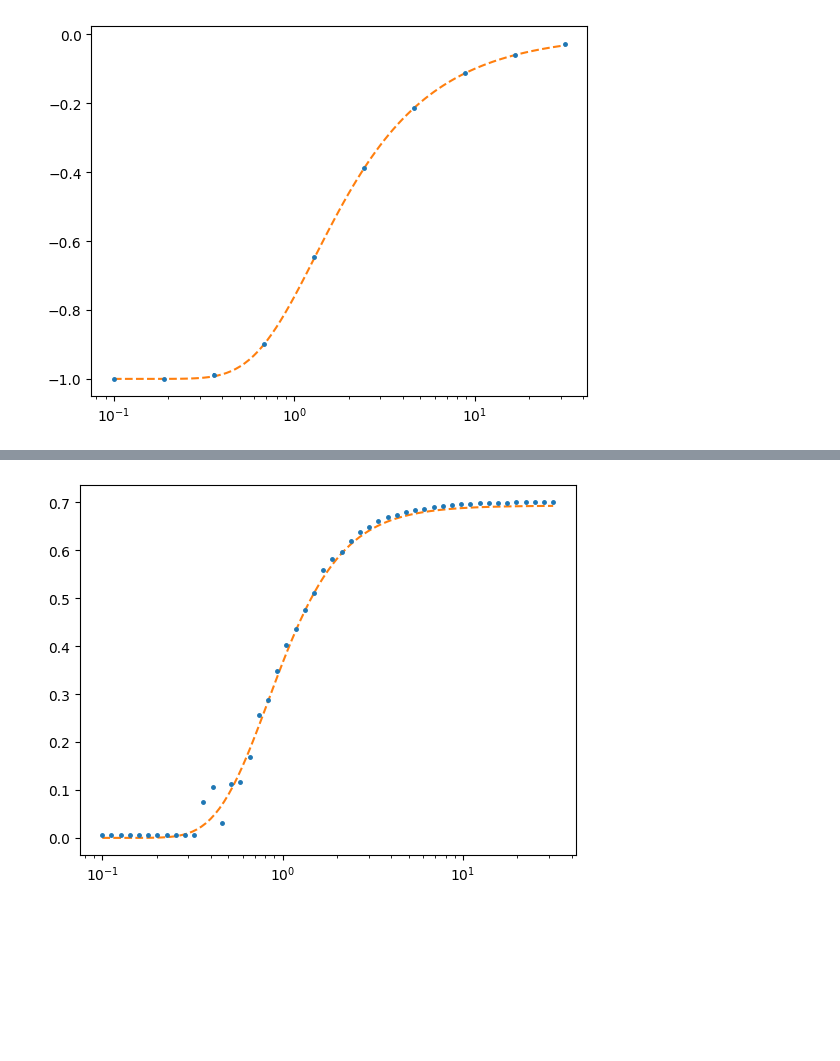
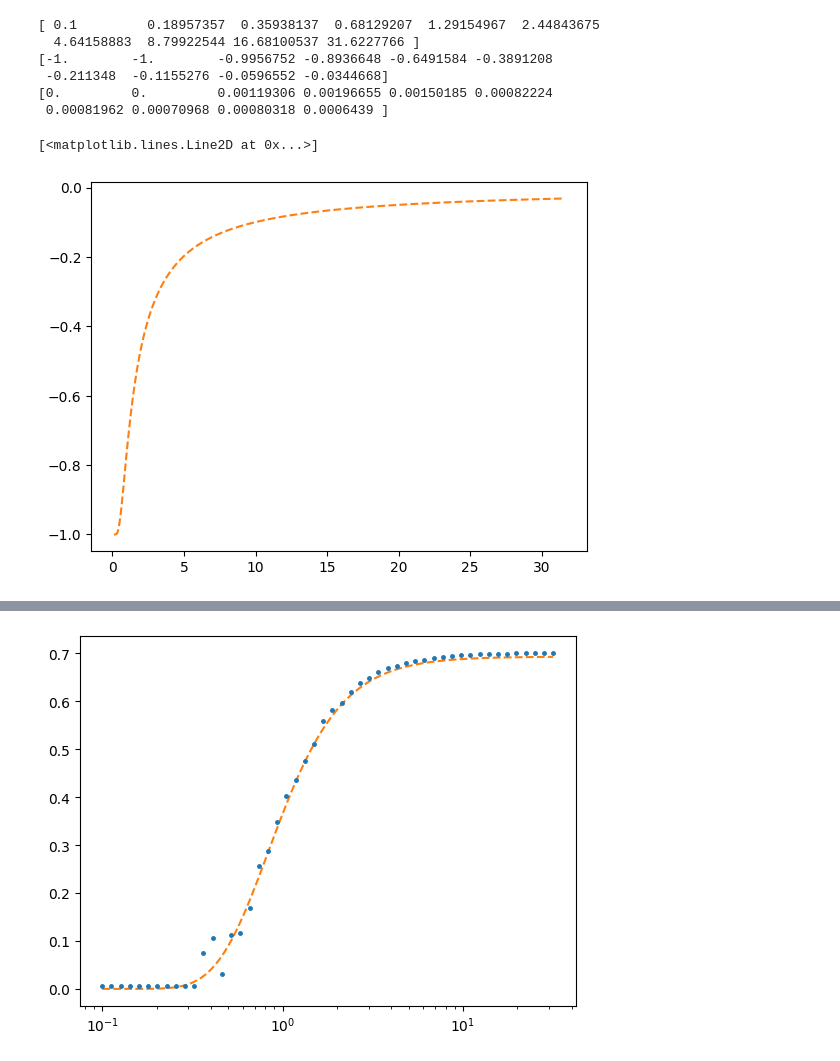
Before and after one commit to nedsen/ising-model, a Jupyter notebook: question1.ipynb, the cells around one changed output, grey strips where cells are left out. Drawn from its saved outputs; the diff is of its cells as text; code cells hidden in the pictures; blank space fills up the shorter version.

```diff
--- a/question1.ipynb
+++ b/question1.ipynb
@@ -73,15 +77,24 @@ for t in temperatures:
+# %%
+print(Ts)
+print(Es)
+print(delta_Es)
+# %% [output]
+[ 0.1         0.18957357  0.35938137  0.68129207  1.29154967  2.44843675
+  4.64158883  8.79922544 16.68100537 31.6227766 ]
+[-1.        -1.        -0.9956752 -0.8936648 -0.6491584 -0.3891208
+ -0.211348  -0.1155276 -0.0596552 -0.0344668]
+[0.         0.         0.00119306 0.00196655 0.00150185 0.00082224
+ 0.00081962 0.00070968 0.00080318 0.0006439 ]
 # %%
+plt.figure()
 
-energy_Ns = np.array(energies)/N
-delta_energy_Ns = np.array(delta_energies) / N
-
-plt.figure()
 
 x_exact = np.logspace(-1,1.5, 101)
 y_exact = -np.tanh(1/x_exact)
 plt.plot(x_exact, y_exact, linestyle='--', color='C1')
 
-plt.errorbar(temperatures, energy_Ns, yerr=delta_energy_Ns, fmt='.',markersize=5, color='C0')
-plt.xscale('log')
+# plt.errorbar(Ts, Es, yerr=delta_Es, fmt='.',markersize=5, color='C0')
+# plt.xscale('log')
 # %% [output]
+[<matplotlib.lines.Line2D at 0x...>]
-[figure, old version]
+[figure, new version]
```
Also changed, not shown: parts of 20 cells of this notebook, 1 other file.
